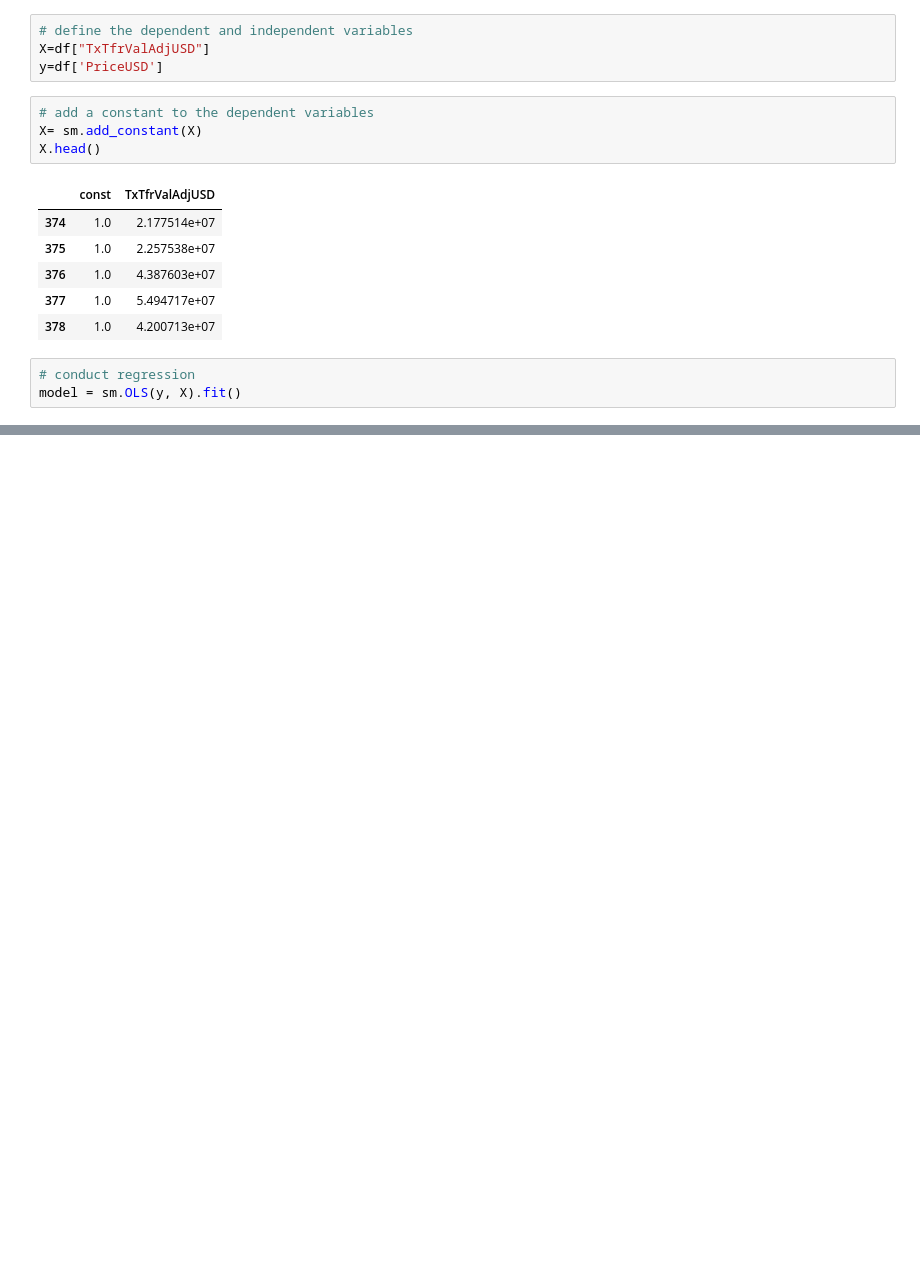
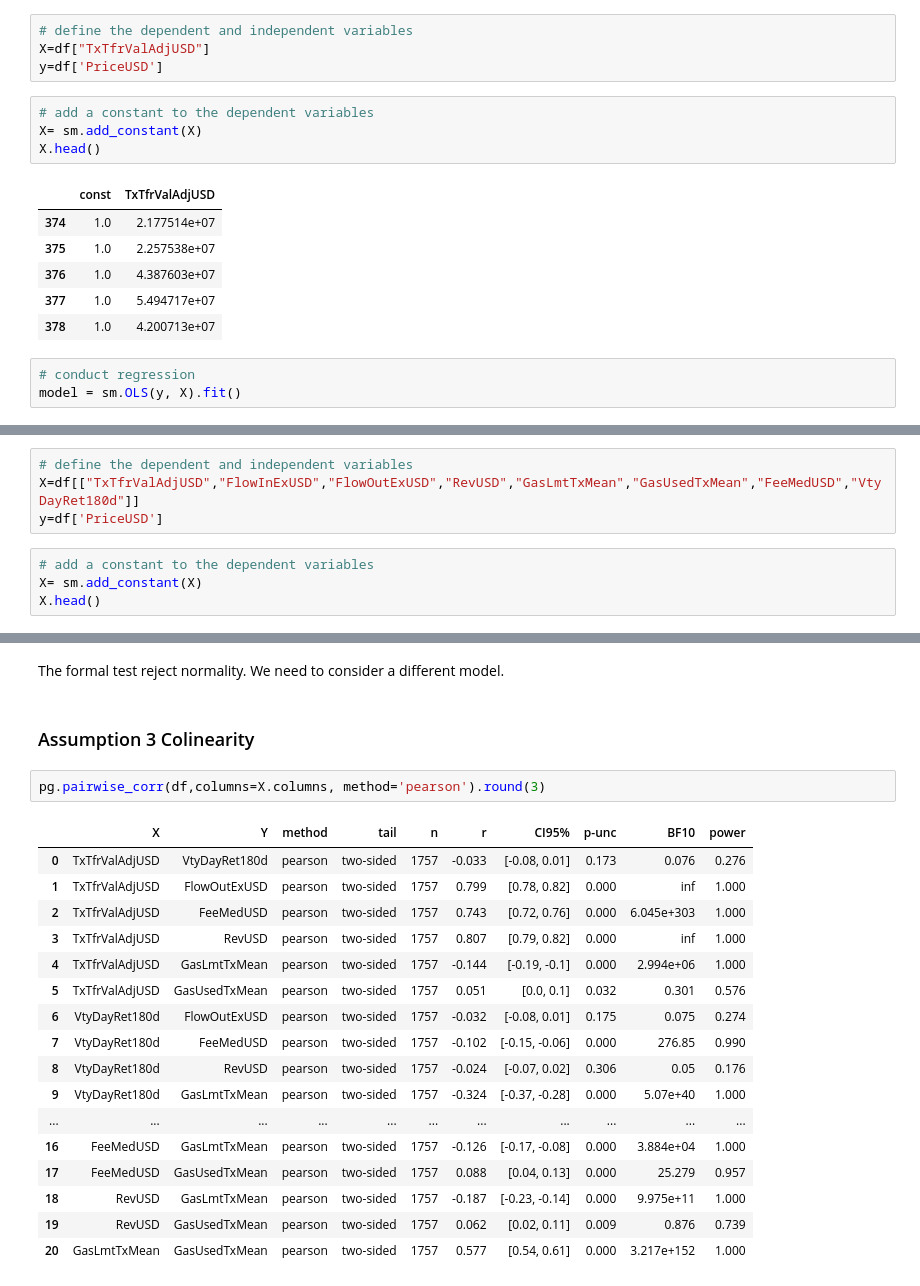
Before and after one commit to duke-sunshine/NYU_Econometrics_Summer2021, a Jupyter notebook: Econometrics_Milestone1_LuyaoZhang.ipynb, the cells around one changed output, grey strips where cells are left out. Cells and saved outputs as stored; diff of their text form; blank space fills up the shorter version.

```diff
--- a/Econometrics_Milestone1_LuyaoZhang.ipynb
+++ b/Econometrics_Milestone1_LuyaoZhang.ipynb
@@ -271,0 +276,8 @@ strong multicollinearity or other numerical problems.
+# %%
+# define the dependent and independent variables
+X=df[["TxTfrValAdjUSD","FlowInExUSD","FlowOutExUSD","RevUSD","GasLmtTxMean","GasUsedTxMean","FeeMedUSD","VtyDayRet180d"]]
+y=df['PriceUSD']
+# %%
+# add a constant to the dependent variables
+X= sm.add_constant(X)
+X.head()
@@ -271,0 +418,24 @@ strong multicollinearity or other numerical problems.
+# %% [markdown]
+The formal test reject normality. We need to consider a different model.
+# %% [markdown]
+### Assumption 3 Colinearity
+# %%
+pg.pairwise_corr(df,columns=X.columns, method='pearson').round(3)
+# %% [output]
+|  | X | Y | method | tail | n | r | CI95% | p-unc | BF10 | power |
+| 0 | TxTfrValAdjUSD | VtyDayRet180d | pearson | two-sided | 1757 | -0.033 | [-0.08, 0.01] | 0.173 | 0.076 | 0.276 |
+| 1 | TxTfrValAdjUSD | FlowOutExUSD | pearson | two-sided | 1757 | 0.799 | [0.78, 0.82] | 0.000 | inf | 1.000 |
+| 2 | TxTfrValAdjUSD | FeeMedUSD | pearson | two-sided | 1757 | 0.743 | [0.72, 0.76] | 0.000 | 6.045e+303 | 1.000 |
+| 3 | TxTfrValAdjUSD | RevUSD | pearson | two-sided | 1757 | 0.807 | [0.79, 0.82] | 0.000 | inf | 1.000 |
+| 4 | TxTfrValAdjUSD | GasLmtTxMean | pearson | two-sided | 1757 | -0.144 | [-0.19, -0.1] | 0.000 | 2.994e+06 | 1.000 |
+| 5 | TxTfrValAdjUSD | GasUsedTxMean | pearson | two-sided | 1757 | 0.051 | [0.0, 0.1] | 0.032 | 0.301 | 0.576 |
+| 6 | VtyDayRet180d | FlowOutExUSD | pearson | two-sided | 1757 | -0.032 | [-0.08, 0.01] | 0.175 | 0.075 | 0.274 |
+| 7 | VtyDayRet180d | FeeMedUSD | pearson | two-sided | 1757 | -0.102 | [-0.15, -0.06] | 0.000 | 276.85 | 0.990 |
+| 8 | VtyDayRet180d | RevUSD | pearson | two-sided | 1757 | -0.024 | [-0.07, 0.02] | 0.306 | 0.05 | 0.176 |
+| 9 | VtyDayRet180d | GasLmtTxMean | pearson | two-sided | 1757 | -0.324 | [-0.37, -0.28] | 0.000 | 5.07e+40 | 1.000 |
+| ... | ... | ... | ... | ... | ... | ... | ... | ... | ... | ... |
+| 16 | FeeMedUSD | GasLmtTxMean | pearson | two-sided | 1757 | -0.126 | [-0.17, -0.08] | 0.000 | 3.884e+04 | 1.000 |
+| 17 | FeeMedUSD | GasUsedTxMean | pearson | two-sided | 1757 | 0.088 | [0.04, 0.13] | 0.000 | 25.279 | 0.957 |
+| 18 | RevUSD | GasLmtTxMean | pearson | two-sided | 1757 | -0.187 | [-0.23, -0.14] | 0.000 | 9.975e+11 | 1.000 |
+| 19 | RevUSD | GasUsedTxMean | pearson | two-sided | 1757 | 0.062 | [0.02, 0.11] | 0.009 | 0.876 | 0.739 |
+| 20 | GasLmtTxMean | GasUsedTxMean | pearson | two-sided | 1757 | 0.577 | [0.54, 0.61] | 0.000 | 3.217e+152 | 1.000 |
```
Also changed, not shown: parts of 33 cells of this notebook.
